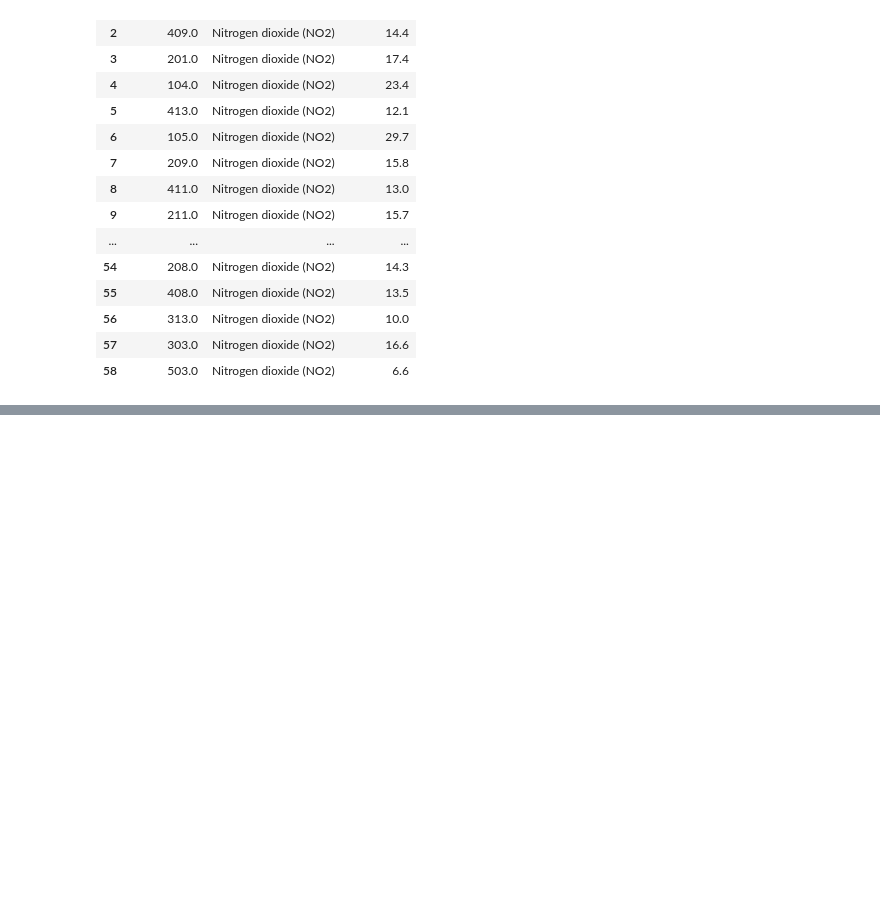
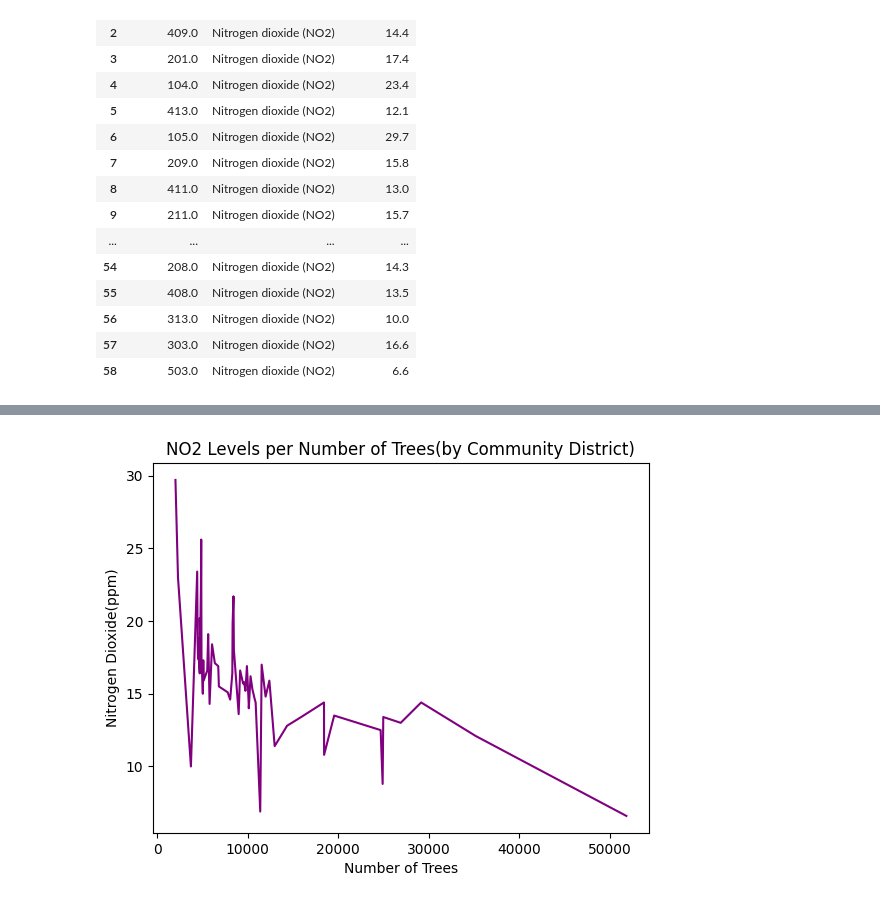
Before and after one commit to Angela-Rene/Trees_in_NYC, a Jupyter notebook: sql_and_plots.ipynb, the cells around one changed output, grey strips where cells are left out. Cells and saved outputs as stored; diff of their text form; code cells hidden in the pictures; blank space fills up the shorter version.

Commit message:
exploring plots with sql tables

```diff
--- a/sql_and_plots.ipynb
+++ b/sql_and_plots.ipynb
@@ -145,0 +198,10 @@ query(nitrogen_dioxide)
+# %%
+viz_summer = pd.read_sql_query(("""SELECT tree.cb_num, tree.tree_count AS count, air.Name, air.Data_Value as NO2_value
+                 FROM air
+                 LEFT JOIN tree
+                 ON air.Geo_Join_ID = tree.cb_num
+                 WHERE air.Time_Period = 'Summer 2015' AND
+                 air.Name = 'Nitrogen dioxide (NO2)'
+                 ORDER BY tree_count ASC;
+                 """), conn)
+print(viz_summer)
@@ -145,0 +226,8 @@ query(nitrogen_dioxide)
+# %%
+plt.plot(viz_summer['count'], viz_summer['NO2_value'], color='purple')
+plt.title('NO2 Levels per Number of Trees(by Community District)')
+plt.xlabel('Number of Trees')
+plt.ylabel('Nitrogen Dioxide(ppm)')
+plt.show()
+# %% [output]
+[figure, added]
```
Also changed, not shown: parts of 14 cells of this notebook, 1 other file.
